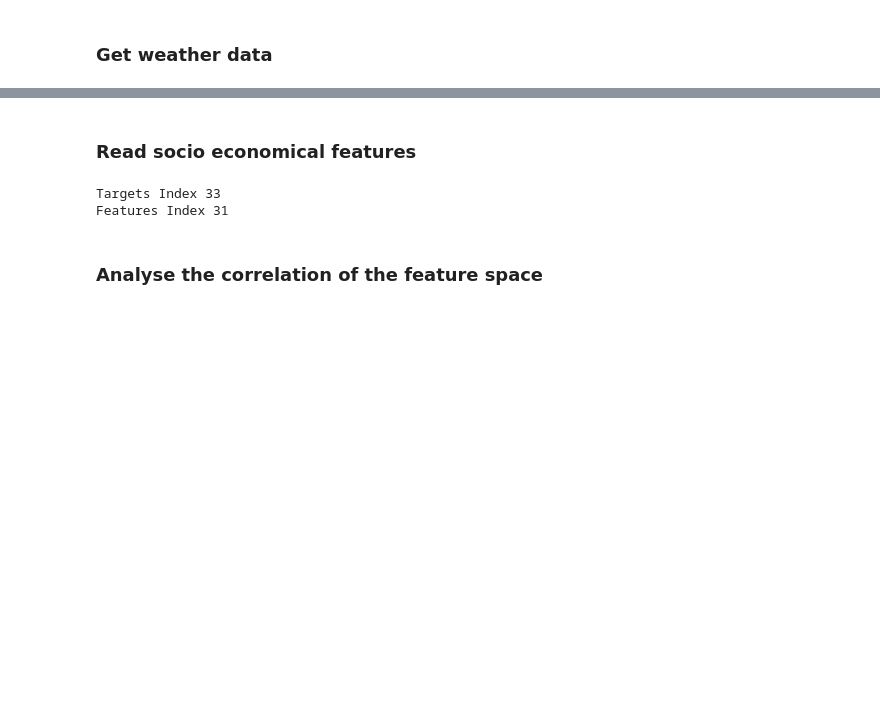
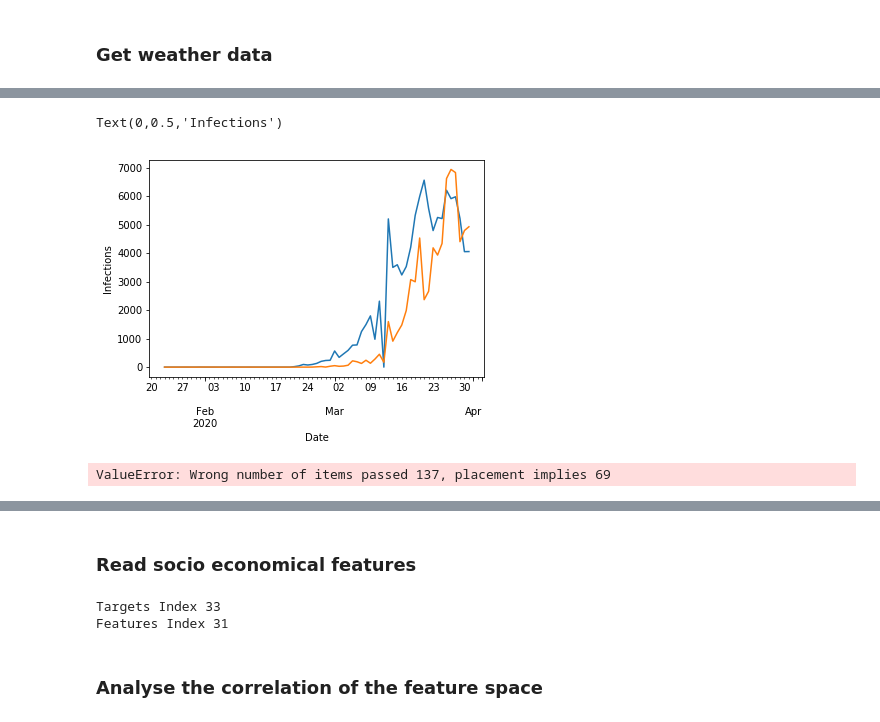
Before and after one commit to matthiasboeker/Covid_19_Forecast, a Jupyter notebook: Notebooks/ARIMA_Approach.ipynb, the cells around one changed output, grey strips where cells are left out. Cells and saved outputs as stored; diff of their text form; code cells hidden in the pictures; blank space fills up the shorter version.

```diff
--- a/Notebooks/ARIMA_Approach.ipynb
+++ b/Notebooks/ARIMA_Approach.ipynb
@@ -218,0 +225,19 @@ FileNotFoundError: [Errno 2] No such file or directory: '.../Data/weather/german
+# %%
+# Get Italian data
+DE = country_filter(data, Country='Germany')
+IT = country_filter(data, Country='Italy')
+#IT = find_timepoint_zero(IT)
+#IT = IT[IT.Timepoint != -1]
+# %%
+fig, ax = plt.subplots()
+IT.loc[:,'Infected'].diff().iloc[1:].plot()
+DE.loc[:,'Infected'].diff().iloc[1:].plot()
+ax.set_ylabel('Infections')
+# %% [output]
+Text(0,0.5,'Infections')
+[figure, added]
+# %%
+from scipy import signal
+cc_func = pd.Series(np.correlate(DE.loc[:,'Infected'].iloc[1:],IT.loc[:,'Infected'].iloc[1:], mode='full'), index= IT.loc[:,'Infected'].iloc[1:].index)
+# %% [output]
+ValueError: Wrong number of items passed 137, placement implies 69
```
Also changed, not shown: parts of 10 cells of this notebook.
